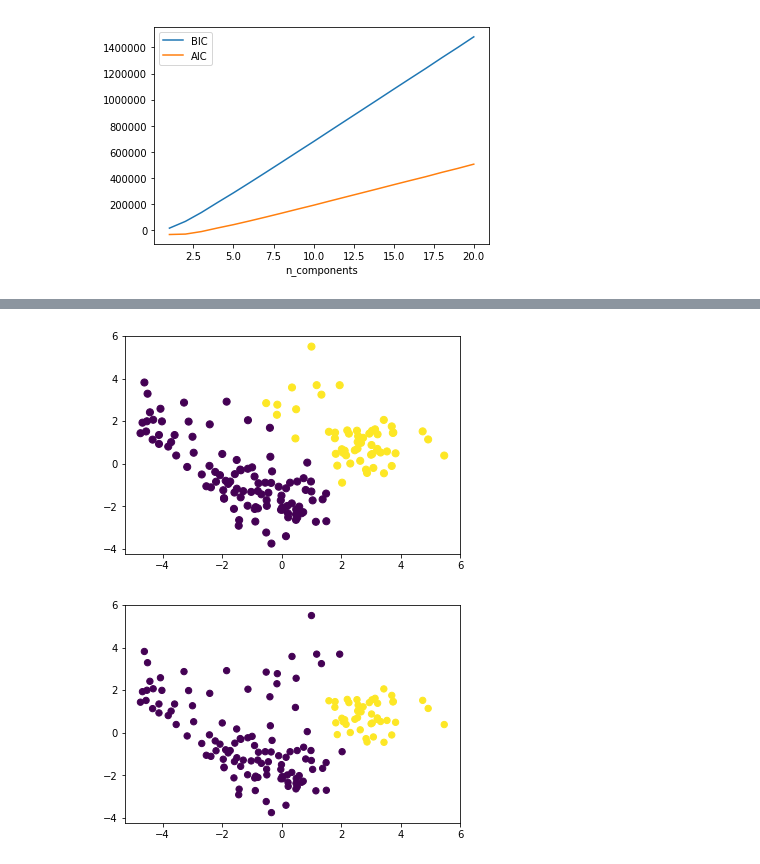
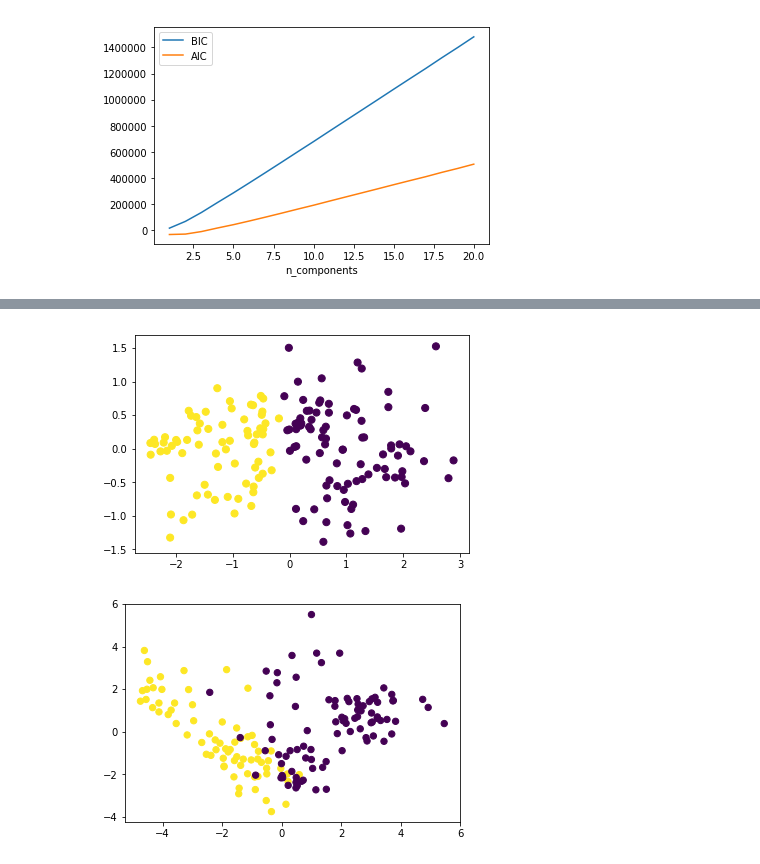
Before and after one commit to Gavin-Whitesitt/Project-2, a Jupyter notebook: Problem #1 Happiness .ipynb, the cells around one changed output, grey strips where cells are left out. Drawn from its saved outputs; the diff is of its cells as text; code cells hidden in the pictures.

```diff
--- a/Problem #1 Happiness .ipynb
+++ b/Problem #1 Happiness .ipynb
@@ -86,7 +98,7 @@ plt.ylabel('cumulative explained variance');
 # %%
 pca = PCA(n_components=2)
 pca.fit(X_happy_2015)
-X_bible_2PCA = pca.transform(X_happy_2015)
+X_happy_2015_2PCA = pca.transform(X_happy_2015)
 # %% [markdown]
 # Determining Optimal Number of Clusters
 # %%
@@ -157,15 +136,15 @@ y_kmeans = kmeans.predict(X_happy_2015)
 # %%
 #Spectral Clustering using PCA1 and PCA2
 model = SpectralClustering(n_clusters=2, affinity='nearest_neighbors',
                            assign_labels='kmeans')
-labels = model.fit_predict(X_pca)
-plt.scatter(X_pca[:, 0], X_pca[:, 1], c=labels,
+labels = model.fit_predict(X_happy_2015_2PCA)
+plt.scatter(X_happy_2015_2PCA[:, 0], X_happy_2015_2PCA[:, 1], c=labels,
             s=50, cmap='viridis');
 # %% [output]
-[figure, old version]
+[figure, new version]
 # %%
-gmm = GMM(n_components=2).fit(X_pca)
-labels = gmm.predict(X_pca)
-plt.scatter(X_pca[:, 0], X_pca[:, 1], c=labels, s=40, cmap='viridis');
+gmm = GMM(n_components=2).fit(X_happy_2015_2PCA)
+labels = gmm.predict(X_happy_2015)
+plt.scatter(X_happy_2015[:, 0], X_happy_2015[:, 1], c=labels, s=40, cmap='viridis');
 # %% [output]
-[figure, old version]
+[figure, new version]
```
Also changed, not shown: parts of 27 cells of this notebook.
